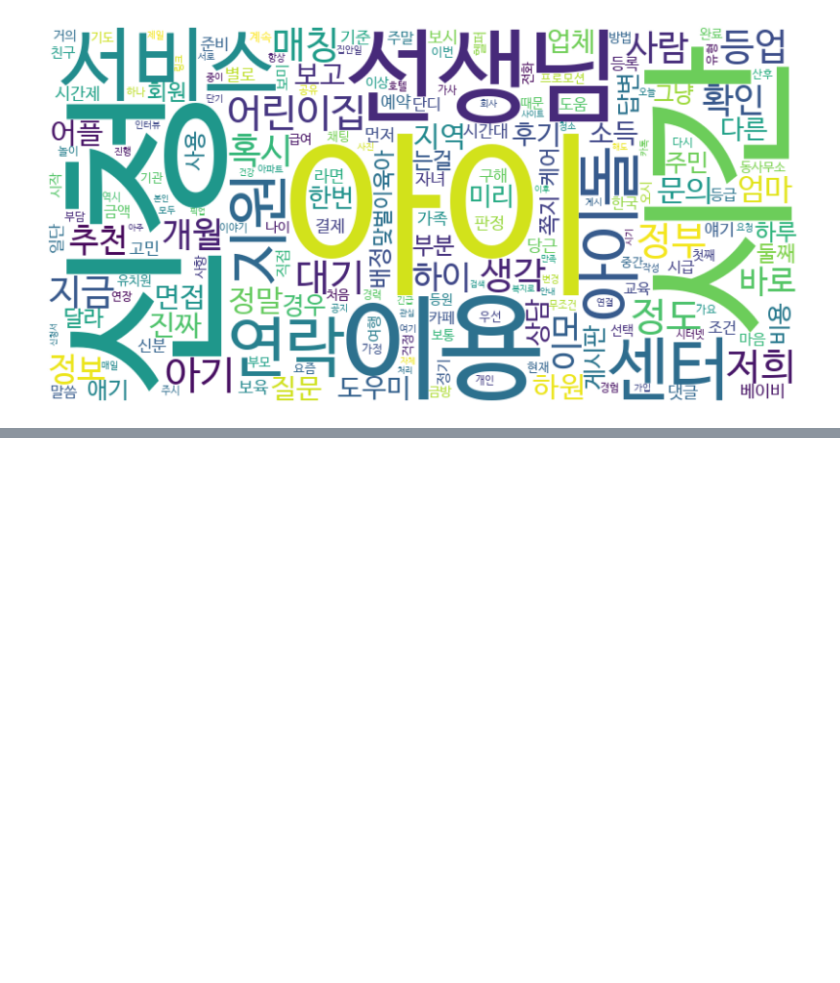
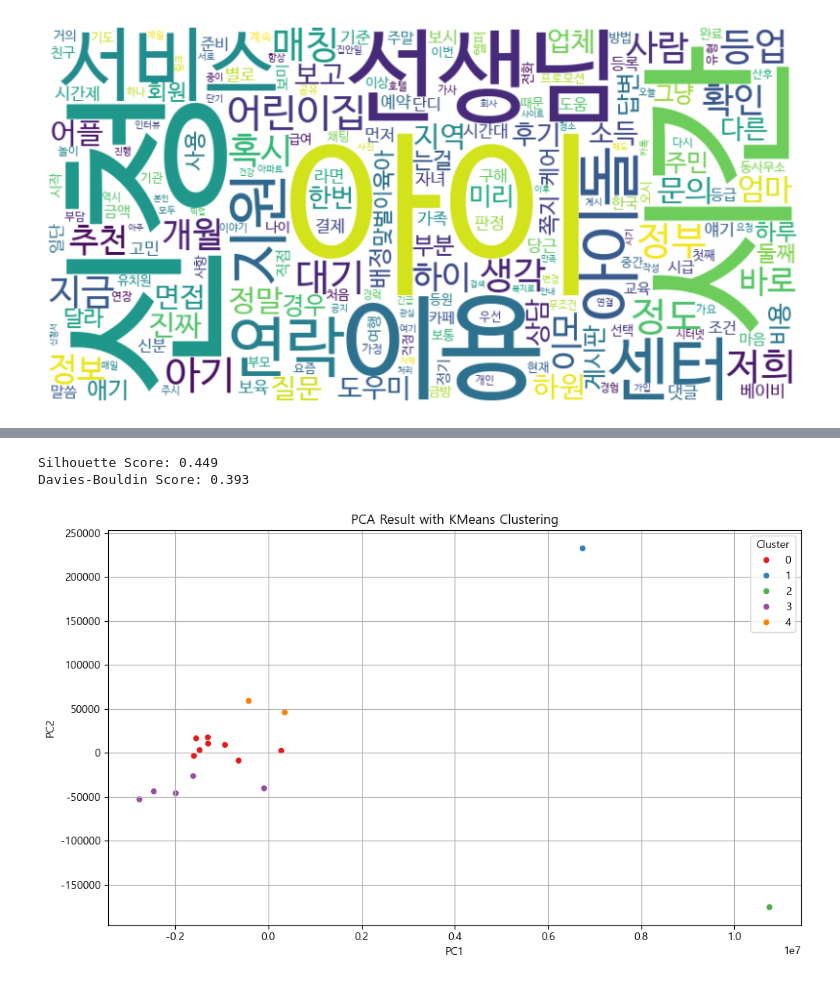
Before and after one commit to saeraniren/mogefdatacontest, a Jupyter notebook: analysis.ipynb, the cells around one changed output, grey strips where cells are left out. Cells and saved outputs as stored; diff of their text form; code cells hidden in the pictures; blank space fills up the shorter version.

```diff
--- a/analysis.ipynb
+++ b/analysis.ipynb
@@ -237,0 +355,29 @@ for df in df_lst:
+# %%
+cluster = 5
+# %%
+# KMeans 클러스터링 수행
+kmeans = KMeans(n_clusters=cluster, random_state=42)
+family_society_data['Cluster'] = kmeans.fit_predict(scaled_data)
+
+# 클러스터링별 각 결과값 평균 groupby
+groupby_df_kmeans = family_society_data.select_dtypes(['int', 'float']).groupby('Cluster').mean()
+
+# 데이터 확인
+display(groupby_df_kmeans)
+
+# 클러스터 실루엣 계수와 다비에스-볼딘 지수 계산
+silhouette_avg = silhouette_score(scaled_data, family_society_data['Cluster'])
+db_score = davies_bouldin_score(scaled_data, family_society_data['Cluster'])
+print(f'Silhouette Score: {silhouette_avg:.3f}')
+print(f'Davies-Bouldin Score: {db_score:.3f}')
+
+# PCA 결과 시각화
+pca_df['Cluster'] = family_society_data['Cluster']
+plt.figure(figsize=(10, 6))
+plt.title('PCA Result with KMeans Clustering')
+sns.scatterplot(data=pca_df, x='PC1', y='PC2', hue='Cluster', palette='Set1')
+plt.legend(title='Cluster')
+plt.grid(True)
+plt.tight_layout()
+plt.show()
+# %% [output]
@@ -237,0 +391,3 @@ for df in df_lst:
+Silhouette Score: 0.449
+Davies-Bouldin Score: 0.393
+[figure, added]
```
Also changed, not shown: parts of 16 cells of this notebook.
